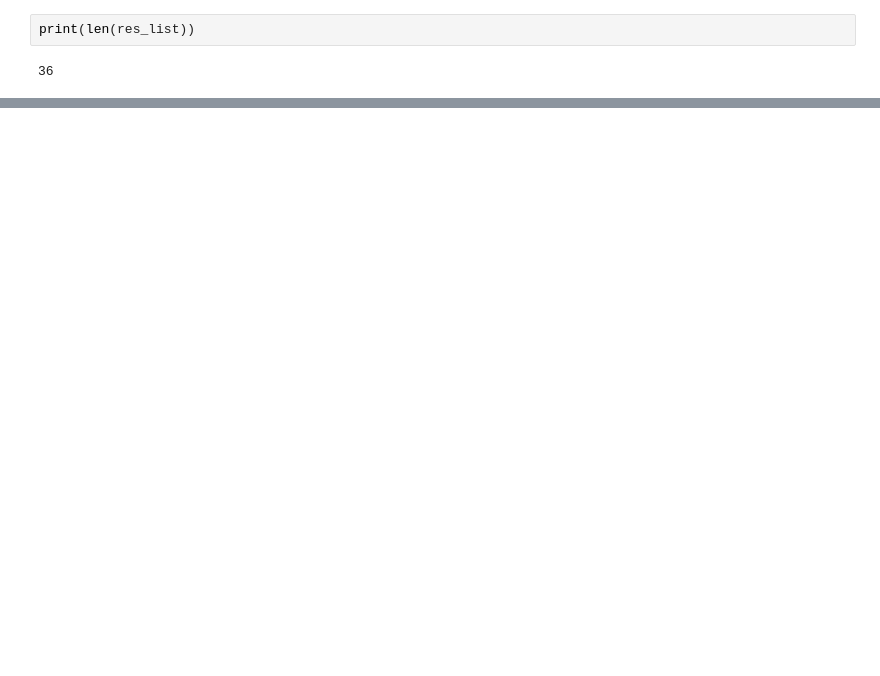
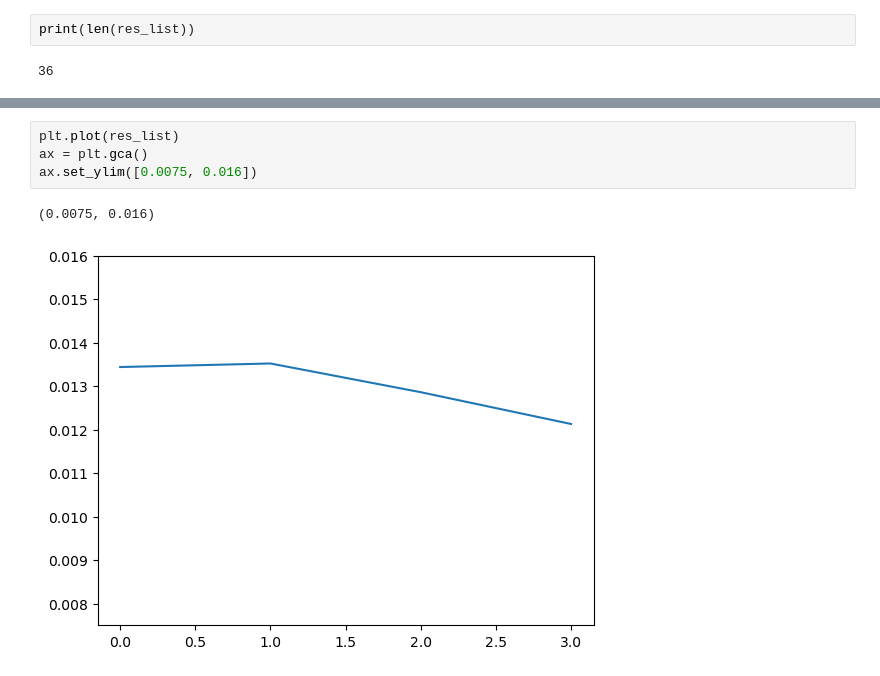
Before and after one commit to nilsmart96/Cassini, a Jupyter notebook: extract_data.ipynb, the cells around one changed output, grey strips where cells are left out. Cells and saved outputs as stored; diff of their text form; blank space fills up the shorter version.

```diff
--- a/extract_data.ipynb
+++ b/extract_data.ipynb
@@ -72 +89,8 @@ plt.plot(res_list)
+# %%
+plt.plot(res_list)
+ax = plt.gca()
+ax.set_ylim([0.0075, 0.016])
+# %% [output]
+(0.0075, 0.016)
+[figure, added]
 # %%
```
Also changed, not shown: parts of 8 cells of this notebook.
